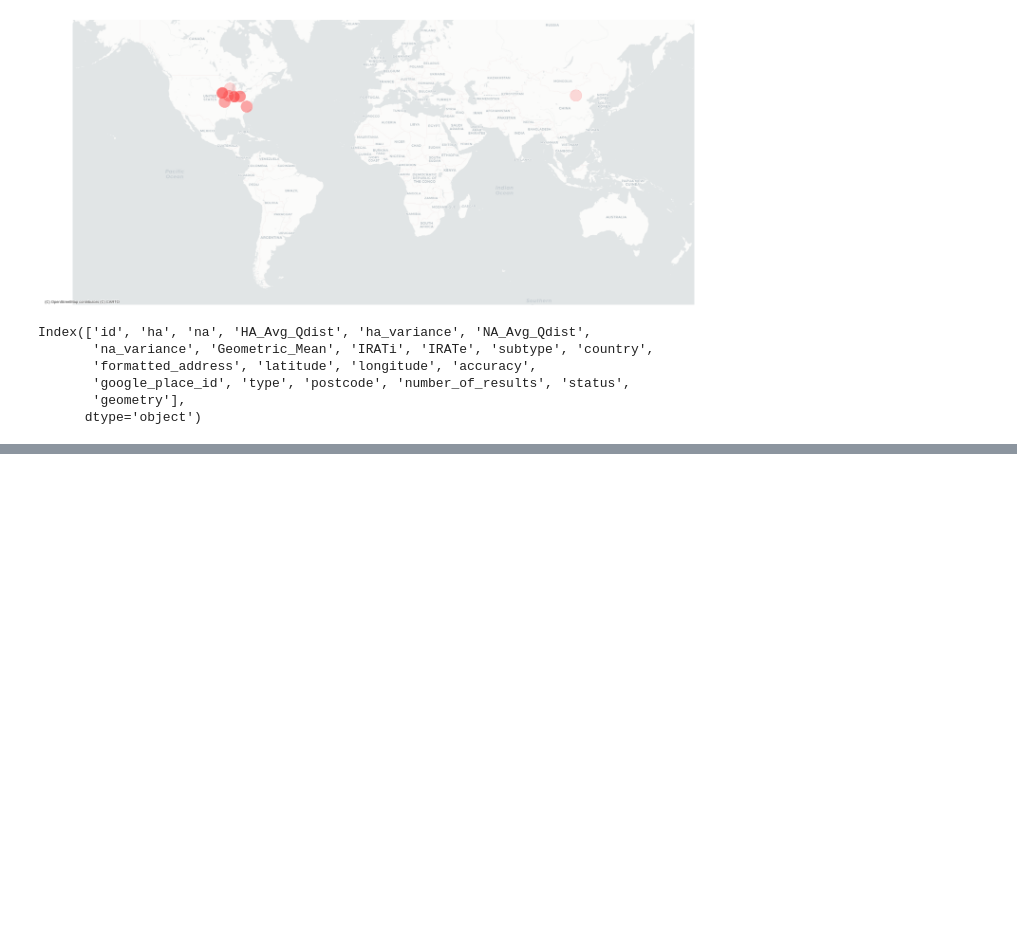
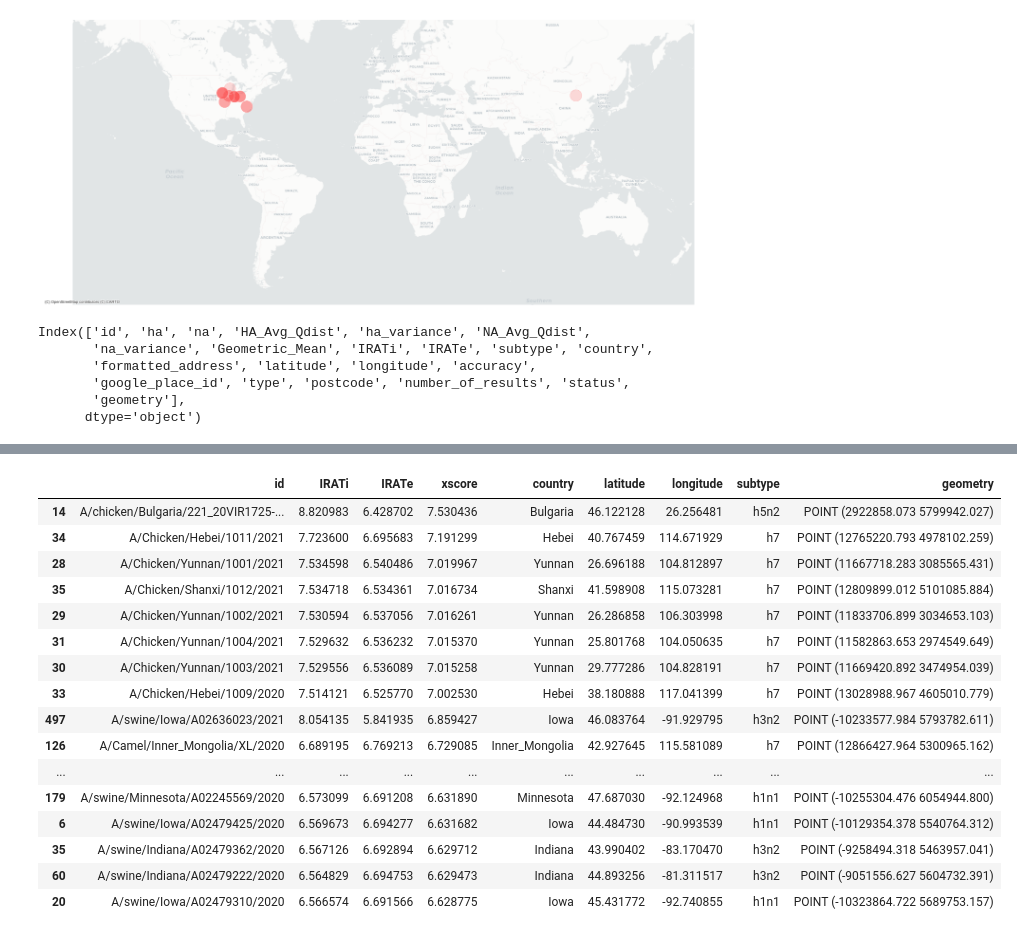
Before and after one commit to zeroknowledgediscovery/emergenet, a Jupyter notebook: irat_qnet/preddata/georisk.ipynb, the cells around one changed output, grey strips where cells are left out. Saved outputs shown, nothing was run; the diff lists cells and outputs as text; code cells hidden in the pictures; blank space fills up the shorter version.

```diff
--- a/irat_qnet/preddata/georisk.ipynb
+++ b/irat_qnet/preddata/georisk.ipynb
@@ -375,3 +322,0 @@ geo_DF__[geo_DF__.id=='A/Camel/Inner_Mongolia/XL/2020']
-# %%
-#top
-xf1.join(geo_DF__.set_index('IRATi'),on='IRATi',rsuffix='x')[['id','IRATe','IRATi','subtype']].sort_values('IRATi')
@@ -395,0 +454,20 @@ geo_DF__[geo_DF__.IRATi>8.820983]
+# %%
+pf
+# %% [output]
+|  | id | IRATi | IRATe | xscore | country | latitude | longitude | subtype | geometry |
+| 14 | A/chicken/Bulgaria/221_20VIR1725-... | 8.820983 | 6.428702 | 7.530436 | Bulgaria | 46.122128 | 26.256481 | h5n2 | POINT (2922858.073 5799942.027) |
+| 34 | A/Chicken/Hebei/1011/2021 | 7.723600 | 6.695683 | 7.191299 | Hebei | 40.767459 | 114.671929 | h7 | POINT (12765220.793 4978102.259) |
+| 28 | A/Chicken/Yunnan/1001/2021 | 7.534598 | 6.540486 | 7.019967 | Yunnan | 26.696188 | 104.812897 | h7 | POINT (11667718.283 3085565.431) |
+| 35 | A/Chicken/Shanxi/1012/2021 | 7.534718 | 6.534361 | 7.016734 | Shanxi | 41.598908 | 115.073281 | h7 | POINT (12809899.012 5101085.884) |
+| 29 | A/Chicken/Yunnan/1002/2021 | 7.530594 | 6.537056 | 7.016261 | Yunnan | 26.286858 | 106.303998 | h7 | POINT (11833706.899 3034653.103) |
+| 31 | A/Chicken/Yunnan/1004/2021 | 7.529632 | 6.536232 | 7.015370 | Yunnan | 25.801768 | 104.050635 | h7 | POINT (11582863.653 2974549.649) |
+| 30 | A/Chicken/Yunnan/1003/2021 | 7.529556 | 6.536089 | 7.015258 | Yunnan | 29.777286 | 104.828191 | h7 | POINT (11669420.892 3474954.039) |
+| 33 | A/Chicken/Hebei/1009/2020 | 7.514121 | 6.525770 | 7.002530 | Hebei | 38.180888 | 117.041399 | h7 | POINT (13028988.967 4605010.779) |
+| 497 | A/swine/Iowa/A02636023/2021 | 8.054135 | 5.841935 | 6.859427 | Iowa | 46.083764 | -91.929795 | h3n2 | POINT (-10233577.984 5793782.611) |
+| 126 | A/Camel/Inner_Mongolia/XL/2020 | 6.689195 | 6.769213 | 6.729085 | Inner_Mongolia | 42.927645 | 115.581089 | h7 | POINT (12866427.964 5300965.162) |
+| ... | ... | ... | ... | ... | ... | ... | ... | ... | ... |
+| 179 | A/swine/Minnesota/A02245569/2020 | 6.573099 | 6.691208 | 6.631890 | Minnesota | 47.687030 | -92.124968 | h1n1 | POINT (-10255304.476 6054944.800) |
+| 6 | A/swine/Iowa/A02479425/2020 | 6.569673 | 6.694277 | 6.631682 | Iowa | 44.484730 | -90.993539 | h1n1 | POINT (-10129354.378 5540764.312) |
+| 35 | A/swine/Indiana/A02479362/2020 | 6.567126 | 6.692894 | 6.629712 | Indiana | 43.990402 | -83.170470 | h3n2 | POINT (-9258494.318 5463957.041) |
+| 60 | A/swine/Indiana/A02479222/2020 | 6.564829 | 6.694753 | 6.629473 | Indiana | 44.893256 | -81.311517 | h3n2 | POINT (-9051556.627 5604732.391) |
+| 20 | A/swine/Iowa/A02479310/2020 | 6.566574 | 6.691566 | 6.628775 | Iowa | 45.431772 | -92.740855 | h1n1 | POINT (-10323864.722 5689753.157) |
```
Also changed, not shown: parts of 24 cells of this notebook, 3 other files.
